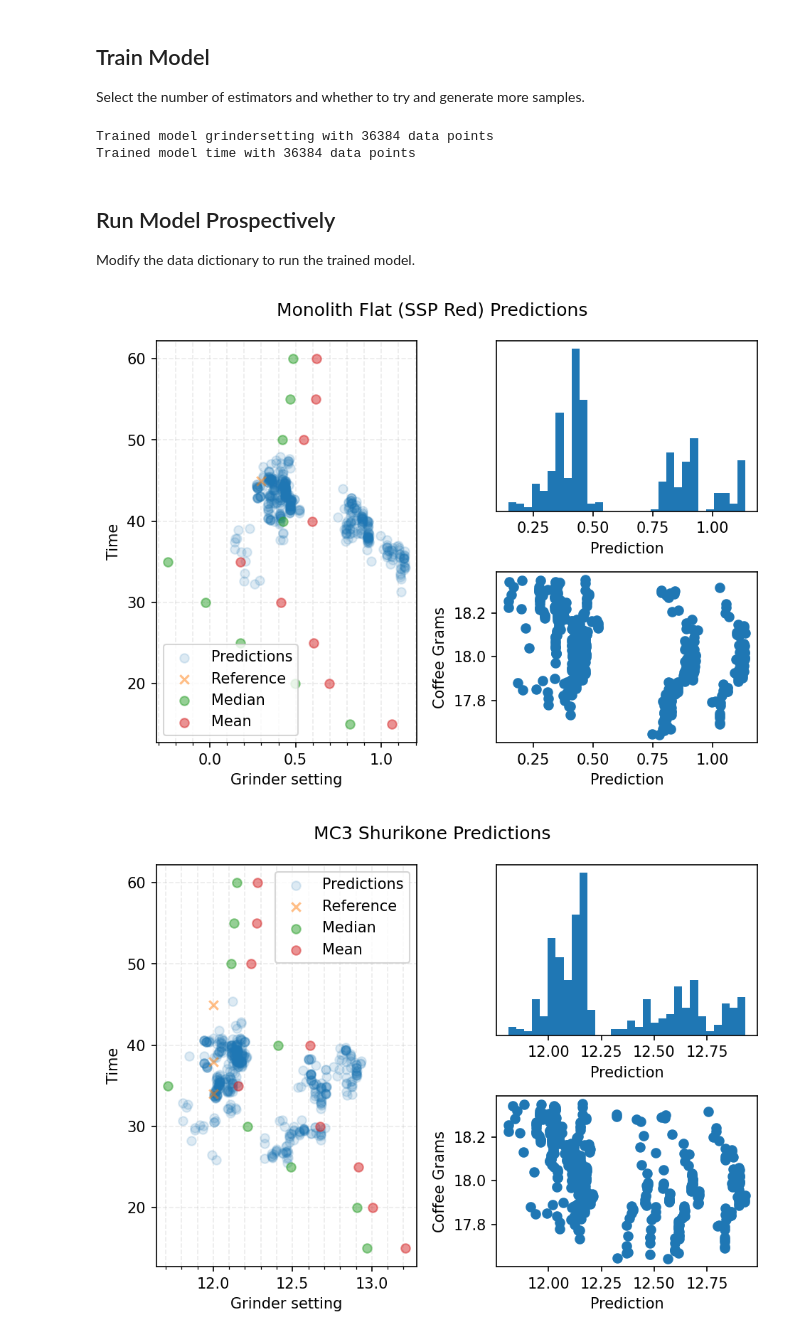
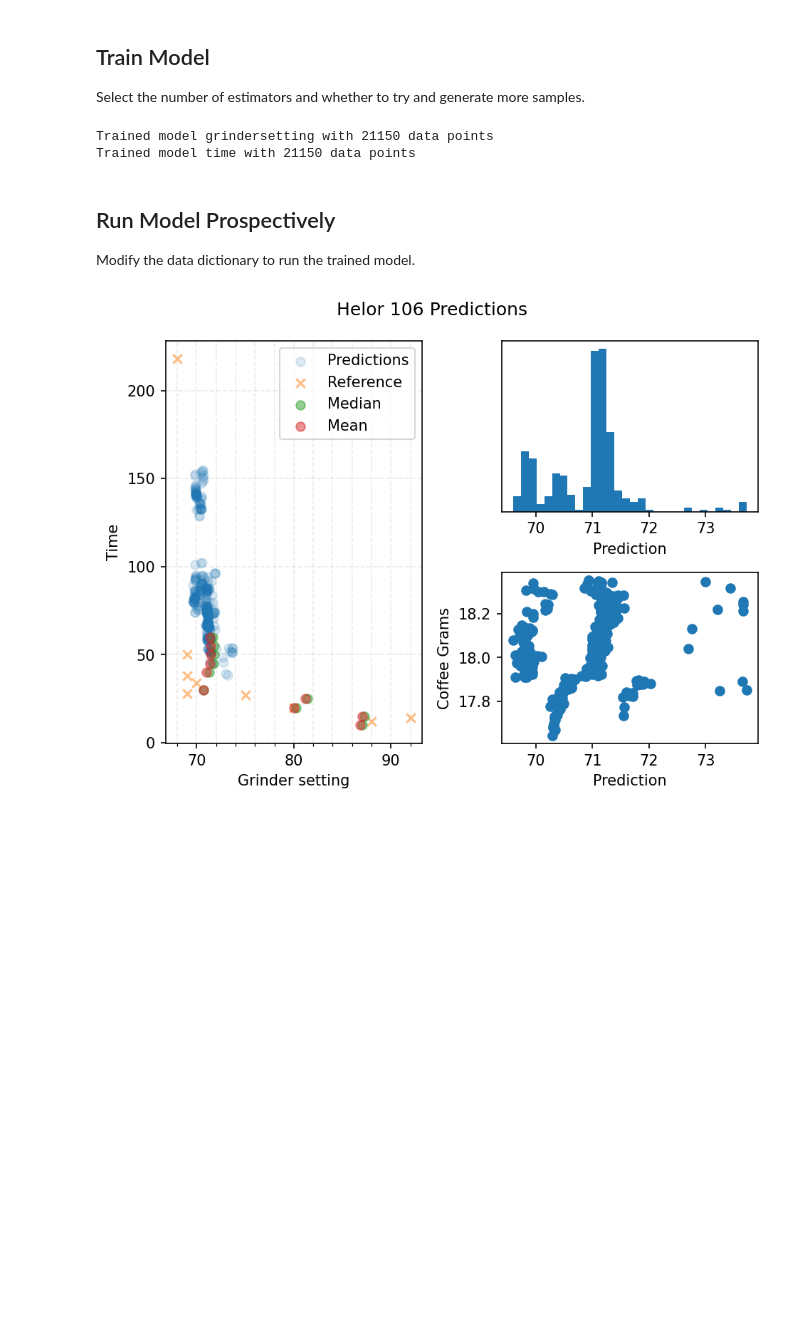
Before and after one commit to badisa/optpresso, a Jupyter notebook: notebooks/alternative_models.ipynb, the cells around one changed output. Cells and saved outputs as stored; diff of their text form; code cells hidden in the pictures; blank space fills up the shorter version.

```diff
--- a/notebooks/alternative_models.ipynb
+++ b/notebooks/alternative_models.ipynb
@@ -38,7 +38,7 @@ from sklearn.preprocessing import OneHotEncoder, OrdinalEncoder, MultiLabelBinar
 from sklearn.metrics import mean_squared_error, mean_absolute_error
 # %%
 def convert_epoch_to_days(epoch_date):
-    return epoch_date // (3600 * 24 * 7)
+    return epoch_date // (3600 * 24)
 # %%
 # Disable GPU, fast enough without
 os.environ["CUDA_VISIBLE_DEVICES"] = "-1"
@@ -287,14 +284,14 @@ dropped = ("date", "brewratio", "roastdate")
 
 training = df
 if enhance_sample:
-    sampled_coffee = resample_field(training, "coffeegrams", ["grinder", "coffee"], std=0.05, samples=2)
+    sampled_coffee = resample_field(training, "coffeegrams", ["grinder", "coffee"], std=0.1, samples=2)
 #     sampled_output = resample_field(
 #         training, "output", ["machine", "machineprofile", "grinder", "coffee"], samples=1
 #     )
-    sampled_grind = resample_field(train, "grindersetting", ["grinder", "coffee", "machineprofile"], std=0.05, samples=2)
+    sampled_grind = resample_field(training, "grindersetting", ["grinder", "coffee", "machineprofile"], std=0.05, samples=2)
     training = pd.concat([training, sampled_coffee, sampled_grind])
 
-inference_encoders = build_encoders(train, encoded_cols)
+inference_encoders = build_encoders(training, encoded_cols)
 models_by_label = {}
 for label in ["grindersetting", "time"]:
 
@@ -306,23 +303,23 @@ for label in ["grindersetting", "time"]:
     models_by_label[label] = regr
     print(f"Trained model {label} with {len(y)} data points")
 # %% [output]
-Trained model grindersetting with 36384 data points
-Trained model time with 36384 data points
+Trained model grindersetting with 21150 data points
+Trained model time with 21150 data points
 # %% [markdown]
 ## Run Model Prospectively
 
 Modify the data dictionary to run the trained model.
 # %%
 data = {
-    "coffee": "Mostra - Guatemala Huehuetenango",
+    "coffee": "Variety Coffee - Los Arroyos Guatemala",
     "coffeegrams": 18.0,
-    "roastdate": "07/05/23",
-    "time": 45,
-    "output": 36.8,
-    "machine": "Decent DE1PRO",
-    "machineprofile": "Londonium",
-    "grinder": None,  # Leave None to predict for all grinders,
-    "basket": "Weber Unibasket",
+    "roastdate": "08/28/23",
+    "time": 35,
+    "output": 36,
+    "machine": "Flair",
+    "machineprofile": "",
+    "grinder": "Helor 106",  # Leave None to predict for all grinders,
+    "basket": None,
     "filter": "",
 }
 
@@ -376,7 +373,7 @@ test_df["brewratio"] = (
     test_df.output / test_df.coffeegrams
 )
 
-for grinder in df.grinder.unique():
+for grinder in sorted(df.grinder.unique()):
     if data["grinder"] is not None and data["grinder"].lower() != grinder.lower():
         continue
     test_grinder_df = test_df.copy()
@@ -437,32 +434,31 @@ for grinder in df.grinder.unique():
         (grinder_df.coffee == test_df.coffee.values[0])
         & (grinder_df.roaster == test_df.roaster.values[0])
         & (grinder_df.roastdate == test_df.roastdate.values[0])
         & (grinder_df.machine.str.lower() == test_df.machine.str.lower().values[0])
         & (grinder_df.grinder == grinder)
         & (grinder_df.machineprofile.str.lower() == test_df.machineprofile.str.lower().values[0])
         & (grinder_df.basket.str.lower() == test_df.basket.str.lower().values[0])
         & (grinder_df["filter"].str.lower() == test_df["filter"].str.lower().values[0])
     ]
     if len(reference_vals):
         plot3.scatter(
             reference_vals.grindersetting,
             reference_vals.time,
             label="Reference",
             marker="x",
             alpha=0.5,
         )
 
     plot3.scatter(med, times, label="Median", alpha=0.5)
     plot3.scatter(mean, times, label="Mean", alpha=0.5)
 
     plot3.set_ylabel("Time")
     plot3.set_xlabel("Grinder setting")
     plot3.get_xaxis().set_minor_locator(AutoMinorLocator())
     plot3.legend()
     plot3.set_axisbelow(True)
     plot3.grid(linestyle="--", which="both", alpha=.25)
     fig.tight_layout()
     plt.show()
 # %% [output]
-[figure, old version]
+[figure, new version]
-[figure, removed]
```
Also changed, not shown: parts of 3 cells of this notebook.
